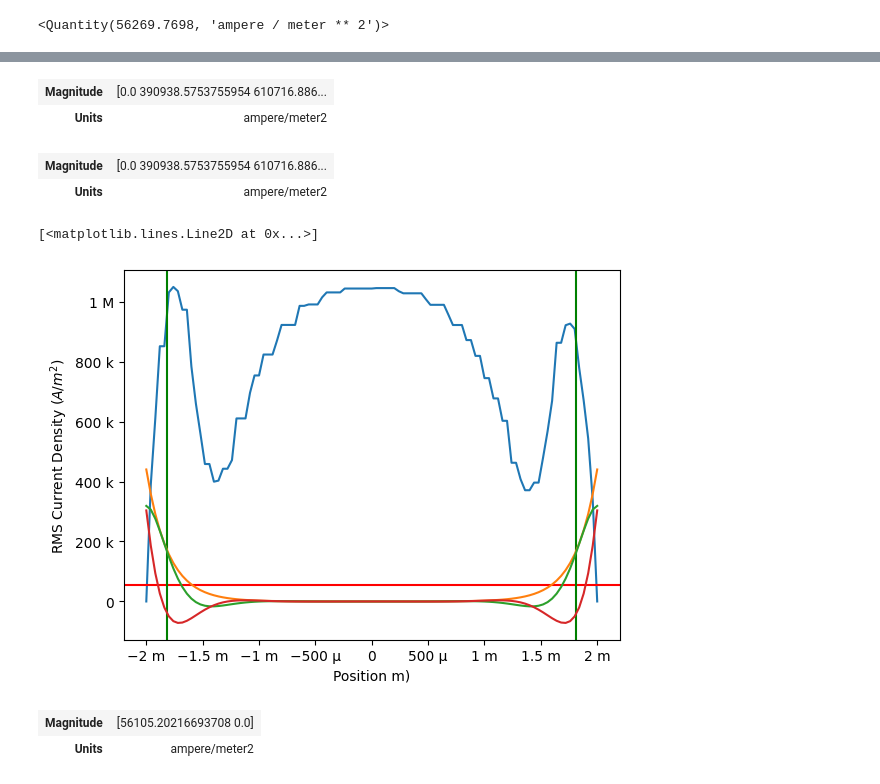
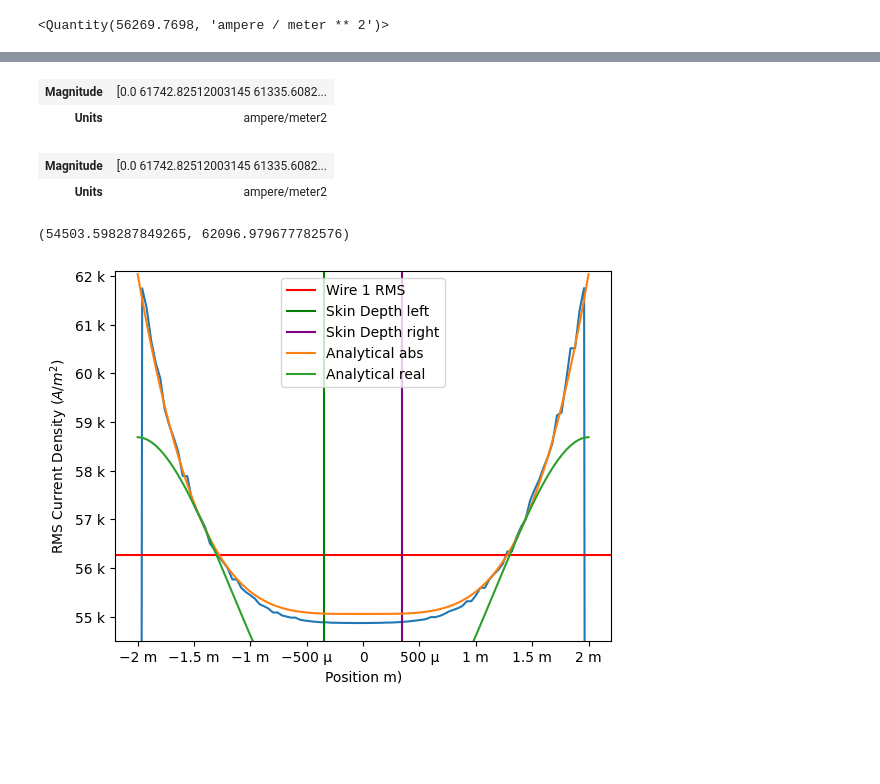
Before and after one commit to mjfwest/elmer-elmag, a Jupyter notebook: 1_wire/Investigation.ipynb, the cells around one changed output, grey strips where cells are left out. Drawn from its saved outputs; the diff is of its cells as text; code cells hidden in the pictures; blank space fills up the shorter version.

Commit message:
main change is getting the boundary conditions correct

```diff
--- a/1_wire/Investigation.ipynb
+++ b/1_wire/Investigation.ipynb
@@ -61,2 +57,16 @@ print(f'{len(vtu_files)} vtu files found')
 # %%
-mesh_t0 = pv.read(os.path.join(os.curdir,'results', vtu_files[2]))
+tidx= 90
+mesh_t0 = pv.read(os.path.join(os.curdir,'results', vtu_files[tidx]))
+mesh_t0['magnetic flux density mag'] = np.linalg.norm(mesh_t0['magnetic flux density e'], axis=1)
+# %%
+min_x, max_x, min_y, max_y, min_z, max_z = mesh_t0.GetBounds()
+# %%
+p = pv.Plotter(notebook=True)
+# calculate the magnetic flux density magnitude
+p.add_mesh(mesh_t0, scalars='magnetic flux density mag', show_edges=False, cmap='jet')
+p.set_viewup([0,1,0])
+p.camera.zoom('tight')
+p.add_mesh(pv.Line((min_x,0, 0), (-diameter.to_base_units().m/2, 0, 0)), color='white', line_width=5)
+p.show()
+
+line_sample = mesh_t0.sample_over_line((min_x,0, 0), (-diameter.to_base_units().m/2, 0, 0), resolution=RESOLUTION)
@@ -188,36 +212,35 @@ np.float64(11.064330415488033)
 # %%
 np.sqrt(np.mean(wire_current_density**2, axis=0))
 # %% [output]
-| Magnitude | [0.0 390938.5753755954 610716.886... |
+| Magnitude | [0.0 61742.82512003145 61335.6082... |
 | Units | ampere/meter2 |
 # %%
 np.sqrt(np.mean(wire_current_density**2, axis=0))
 # %% [output]
-| Magnitude | [0.0 390938.5753755954 610716.886... |
+| Magnitude | [0.0 61742.82512003145 61335.6082... |
 | Units | ampere/meter2 |
 # %%
 
 fig = plt.figure()
 ax = fig.add_subplot(111)
 #use the enginering tick formatter
 
 ax.yaxis.set_major_formatter(EngFormatter())
 ax.xaxis.set_major_formatter(EngFormatter())
 ax.plot(wire_positions, np.sqrt(np.mean(wire_current_density**2, axis=0)))
 ax.set_xlabel('Position m)')
 ax.set_ylabel('RMS Current Density ($A/m^2$)')
+
 rms_dc_current_density = np.sqrt(np.mean(wire_currrent**2, axis=0)) / (np.pi * (diameter/2)**2)
+
 ax.axhline(rms_dc_current_density[0], color='red', label='Wire 1 RMS')
-ax.axvline(-diameter/2+delta, color='green', label='Skin Depth')
-ax.axvline(diameter/2-delta, color='green', label='Skin Depth')
-ax.plot(wire_positions, np.abs(j), label='Analytical')
-ax.plot(wire_positions, j.real, label='Analytical')
-ax.plot(wire_positions, j.imag, label='Analytical')
+ax.axvline(-diameter/2+delta, color='green', label='Skin Depth left')
+ax.axvline(diameter/2-delta, color='purple', label='Skin Depth right')
+ax.plot(wire_positions, np.abs(j), label='Analytical abs')
+ax.plot(wire_positions, j.real, label='Analytical real')
+#ax.plot(wire_positions, j.imag, label='Analytical imag')
+ax.legend()
+ax.set_ylim( min(np.abs(j))  * 0.99, max(np.abs(j)) * 1.001)
 # %% [output]
-[<matplotlib.lines.Line2D at 0x...>]
+(54503.598287849265, 62096.979677782576)
-[figure, old version]
+[figure, new version]
-# %%
-rms_dc_current_density
-# %% [output]
-| Magnitude | [56105.20216693708 0.0] |
-| Units | ampere/meter2 |
```
Also changed, not shown: parts of 14 cells of this notebook, 10 other files.
